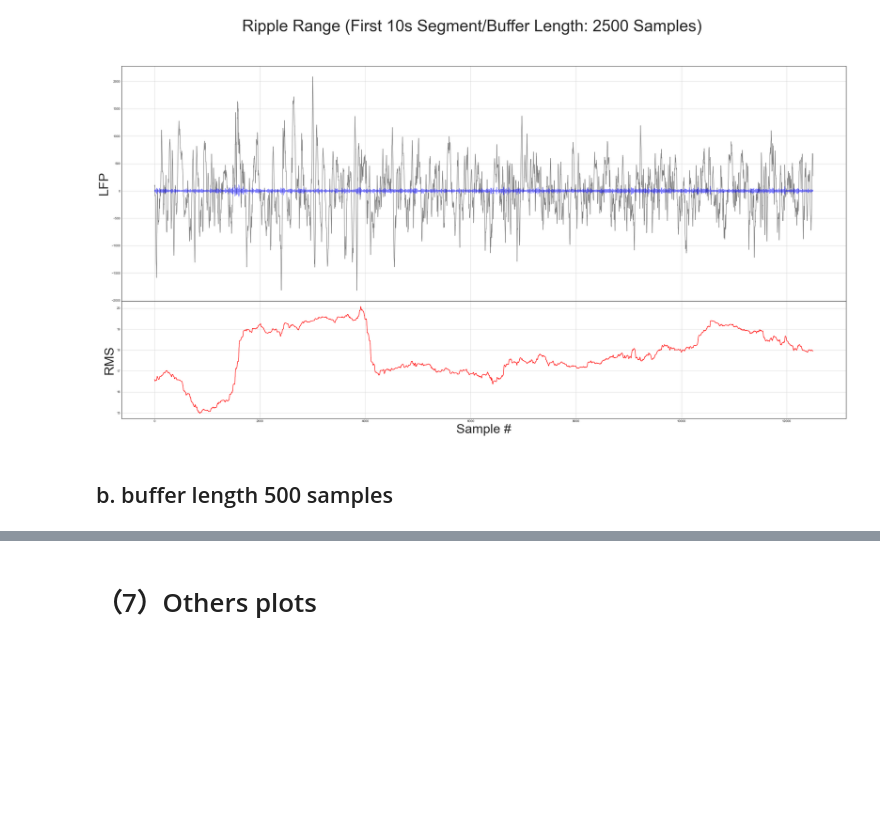
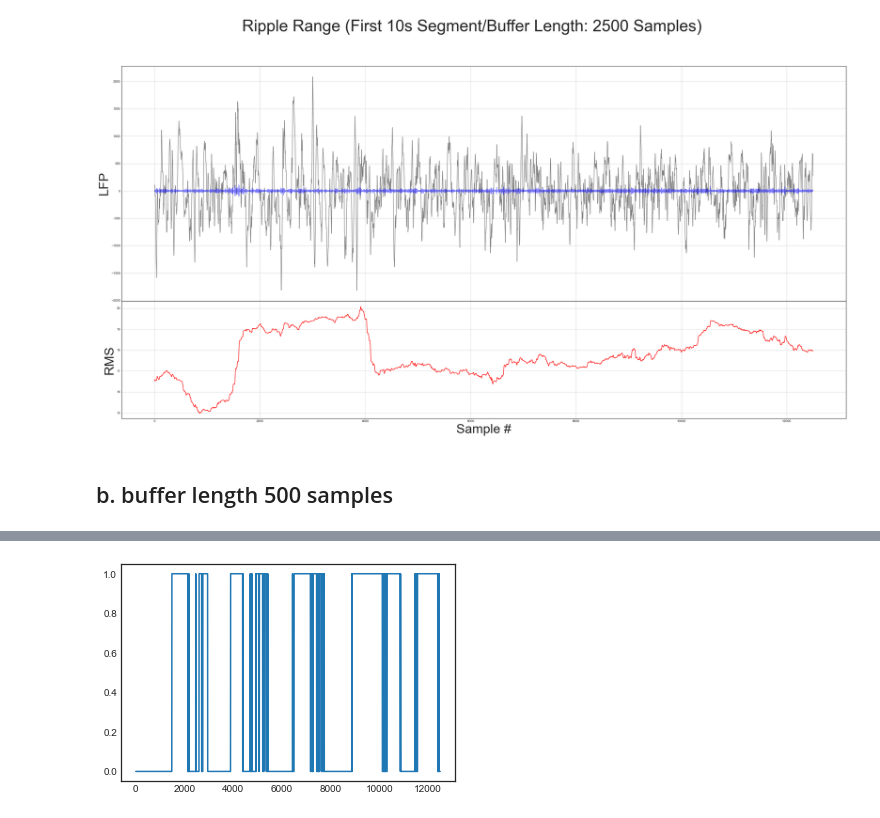
Before and after one commit to JhanLiufu/SWRControl2021_Yu, a Jupyter notebook: OfflineTest.ipynb, the cells around one changed output, grey strips where cells are left out. Drawn from its saved outputs; the diff is of its cells as text; code cells hidden in the pictures; blank space fills up the shorter version.

```diff
--- a/OfflineTest.ipynb
+++ b/OfflineTest.ipynb
@@ -319,18 +368,21 @@ print(ripple_rms_threshold_short)
 # %%
 # Run the detection_with_rms() function independently on raw data
-ripple_decision_list_short = [False, False]
+ripple_decision_list_short_500 = [False, False]
 
-ripple_stimulation_list_short = []
+ripple_stimulation_list_short_500 = []
 
 for i in range(2499,14999):
     buffer = lfp_data[i-499:i]
-    ripple_decision = detection_with_rms(buffer,140,225,ripple_rms_threshold_short)
-    ripple_decision_list_short.append(ripple_decision)
+    ripple_decision_short_500 = detection_with_rms(buffer,140,225,ripple_rms_threshold_short_500)
+    ripple_decision_list_short_500.append(ripple_decision_short_500)
 
-    ripple_stimulation = False
-    for m in range(len(ripple_decision_list_short)-3, len(ripple_decision_list_short)):
-        ripple_stimulation = ripple_decision_list_short[m]
+    ripple_stimulation_short_500 = False
+    for m in range(len(ripple_decision_list_short_500)-3, len(ripple_decision_list_short_500)):
+        ripple_stimulation_short_500 = ripple_decision_list_short_500[m]
 
-    ripple_stimulation_list_short.append(ripple_stimulation)
+    ripple_stimulation_list_short_500.append(ripple_stimulation_short_500)
-# %% [markdown]
-# （7）Others plots
+# %%
+plt.plot(ripple_decision_list_short_500)
+plt.show()
+# %% [output]
+[figure, added]
```
Also changed, not shown: parts of 8 cells of this notebook.
